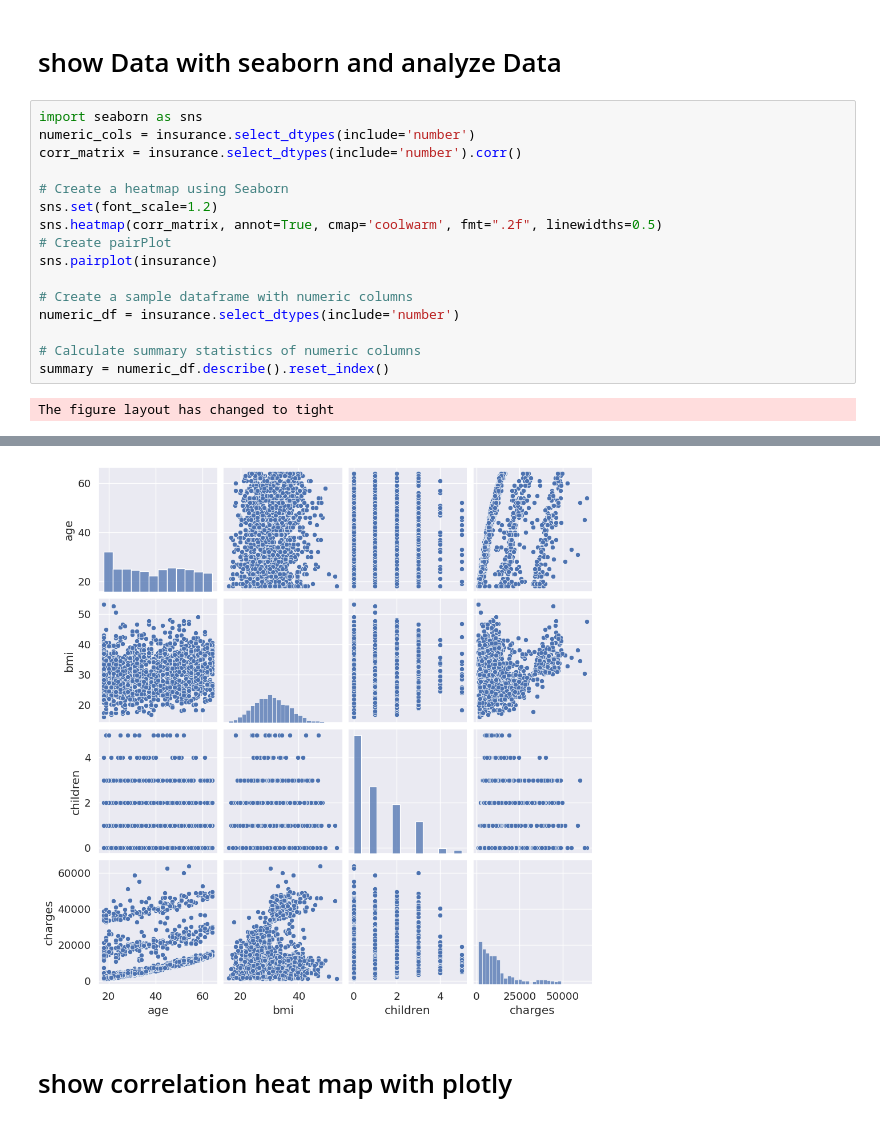
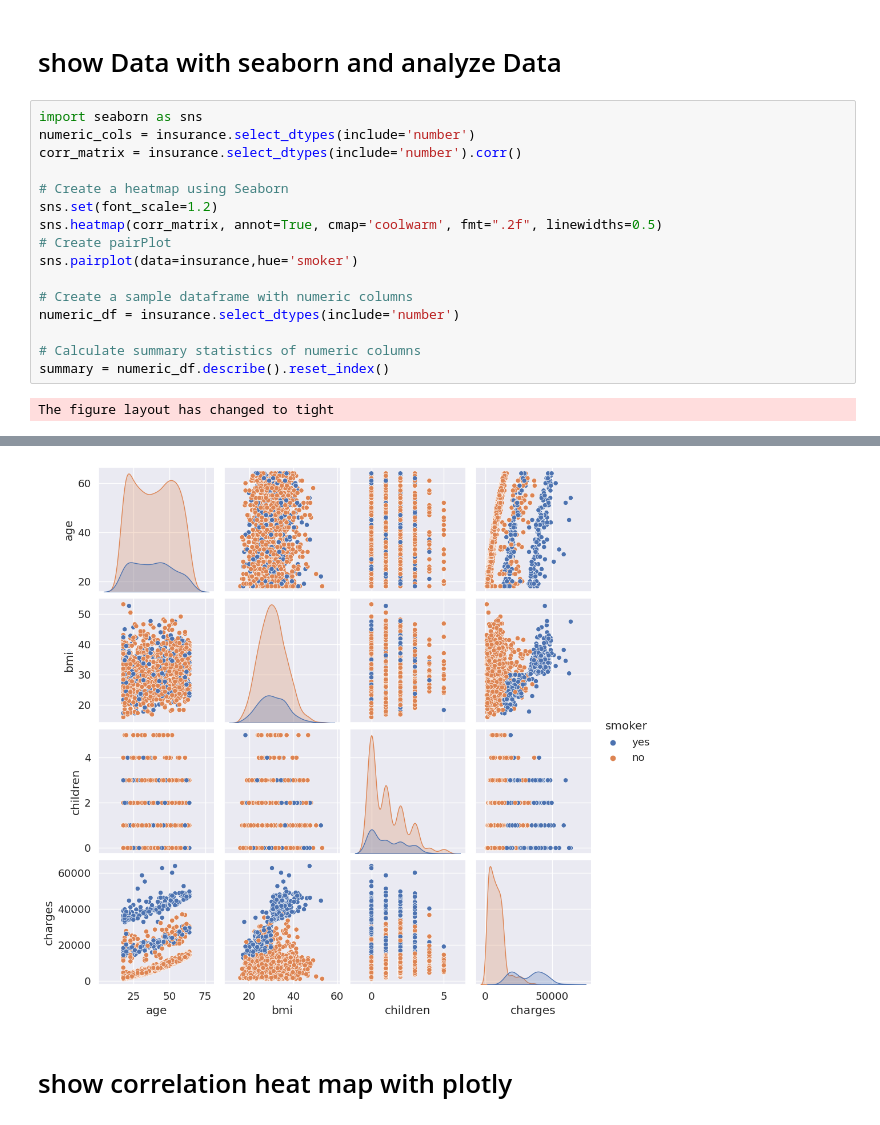
Before and after one commit to seyyedBagherMusavi/AnalysisData, a Jupyter notebook: Correlation.ipynb, the cells around one changed output, grey strips where cells are left out. Cells and saved outputs as stored; diff of their text form.

```diff
--- a/Correlation.ipynb
+++ b/Correlation.ipynb
@@ -21,23 +21,23 @@ pandas only supports SQLAlchemy connectable (engine/connection) or database stri
 # %%
 import seaborn as sns
 numeric_cols = insurance.select_dtypes(include='number')
 corr_matrix = insurance.select_dtypes(include='number').corr()
 
 # Create a heatmap using Seaborn
 sns.set(font_scale=1.2)
 sns.heatmap(corr_matrix, annot=True, cmap='coolwarm', fmt=".2f", linewidths=0.5)
 # Create pairPlot
-sns.pairplot(insurance)
+sns.pairplot(data=insurance,hue='smoker')
 
 # Create a sample dataframe with numeric columns
 numeric_df = insurance.select_dtypes(include='number')
 
 # Calculate summary statistics of numeric columns
 summary = numeric_df.describe().reset_index()
 # %% [output]
 The figure layout has changed to tight
 [figure]
-[figure, old version]
+[figure, new version]
 # %% [markdown]
 # show correlation heat map with plotly
 # %%
```
Also changed, not shown: parts of 1 cell of this notebook.
